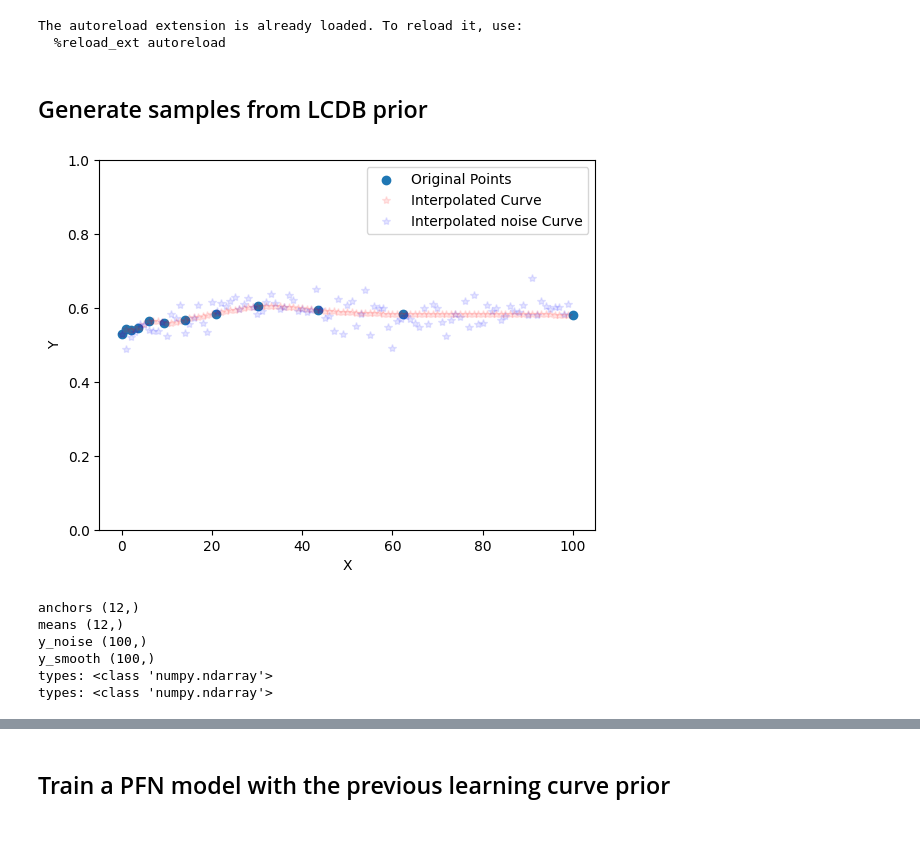
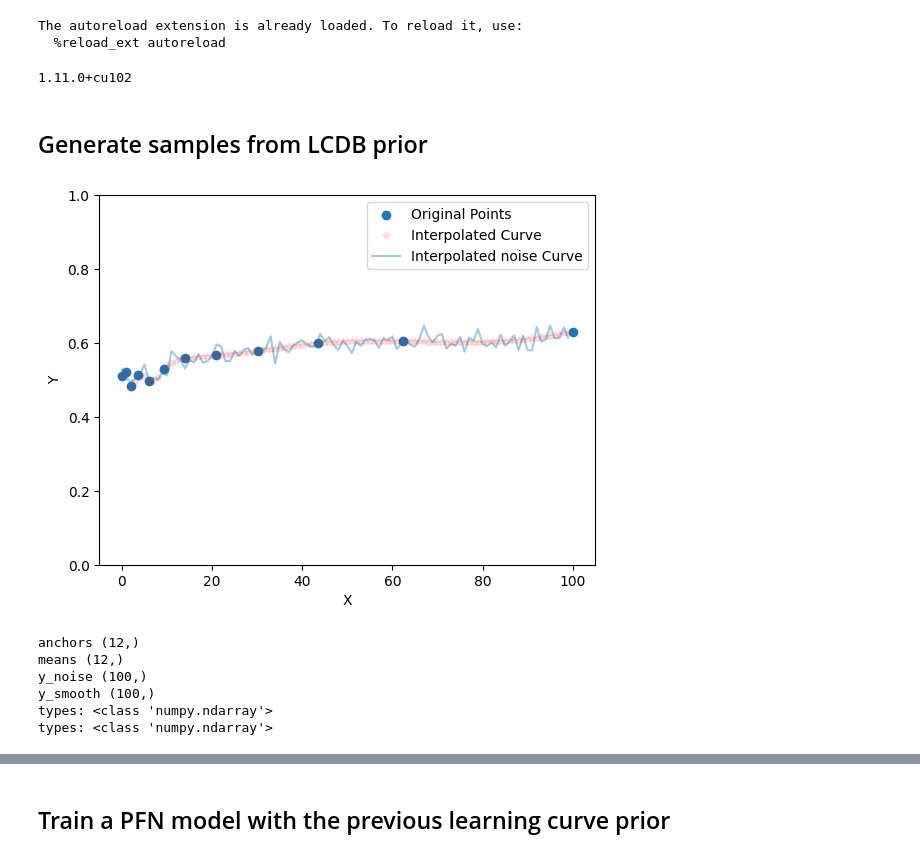
Before and after one commit to pratham2442000/BachelorThesis, a Jupyter notebook: training_lcbd.ipynb, the cells around one changed output, grey strips where cells are left out. Drawn from its saved outputs; the diff is of its cells as text; code cells hidden in the pictures.

```diff
--- a/training_lcbd.ipynb
+++ b/training_lcbd.ipynb
@@ -12,6 +12,7 @@ import numpy as np
 from matplotlib import pyplot as plt
 import lcdb
 import torch
+print(torch.__version__)
 from scipy.interpolate import interp1d
 import pandas as pd
 import os
@@ -22,6 +23,8 @@ path_test = '/mnt/c/Users/prath/PycharmProjects/rp/LCDB_localised/test_curves.pk
 df_train = pd.read_pickle(path_train)
 df_test = pd.read_pickle(path_test)
 import pandas as pd
+# %% [output]
+1.11.0+cu102
 # %% [markdown]
 
 ## Generate samples from LCDB prior
@@ -52,7 +55,7 @@ def sample(rng:np.random,
             range_constraint=True,
             seq_len=100,
             plot=False):
-
+    global df_train
     anchors, means, std, openmlid, learner = get_validation_curve(rng=rng)
 
     means = np.array(means)
@@ -64,44 +67,46 @@ def sample(rng:np.random,
     except Exception as e:
         print(f"openmlid: {openmlid}, learner: {learner}")
         print(e)
+        i = df_train[((df_train.openmlid == openmlid) & (df_train.learner == learner))].index
+        print(i)
+        df_train = df_train.drop(i)
+        print( df_train[((df_train.openmlid == openmlid) & (df_train.learner == learner))].index)
         f = interp1d(anchors, means)
+
 
     x_smooth = np.linspace(min(anchors), max(anchors), seq_len)
     y_smooth = f(x_smooth)
     y_smooth = np.clip(y_smooth, 0, 1)
-    y_smooth = y_smooth-0.000000001
 
-    y_noise = rng.normal(0, std, seq_len)
+    y_noise = rng.normal(0, std/2, seq_len)
     y_noise = y_smooth + y_noise
     y_noise = np.clip(y_noise, 0, 1)
-    y_noise = y_noise-0.000000001
 
     if plot:
         plt.scatter(anchors*100, means, label='Original Points')
         plt.plot(y_smooth, "*" ,label='Interpolated Curve', color='red', alpha=0.1)
-        plt.plot(y_noise,  "*", label='Interpolated noise Curve', color='blue', alpha=0.1)
+        plt.plot(y_noise, label='Interpolated noise Curve', alpha=0.4)
         plt.xlabel('X')
         plt.ylabel('Y')
         plt.legend()
         plt.ylim(0, 1)
         plt.show()
 
         print("anchors", anchors.shape)
         print("means", means.shape)
         print("y_noise", y_noise.shape)
         print("y_smooth", y_smooth.shape)
         print("types:", type(y_smooth))
         print("types:", type(y_noise))
 
-
     def curve():
         return y_smooth, y_noise
     return curve
 
 
-y = sample_from_lcbd(np.random, plot=True)
+y= sample_from_lcbd(np.random, plot=True)
 # %% [output]
-[figure, old version]
+[figure, new version]
 anchors (12,)
 means (12,)
 y_noise (100,)
```
Also changed, not shown: parts of 5 cells of this notebook, 4 other files.
